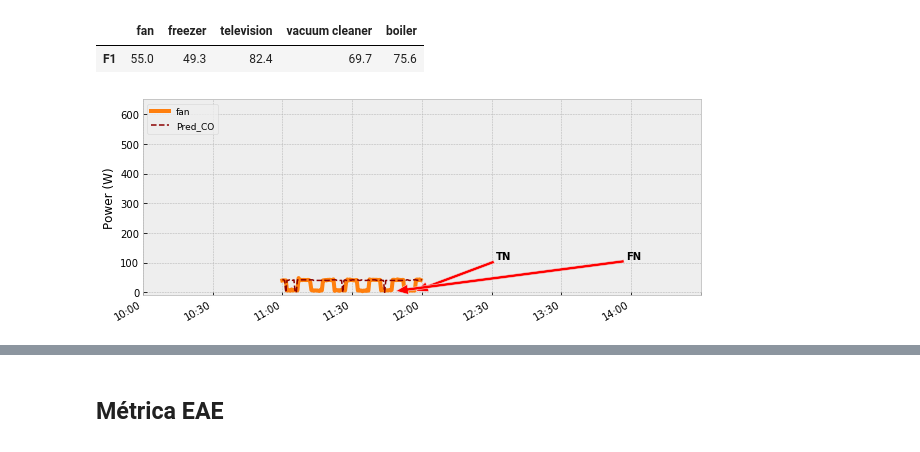
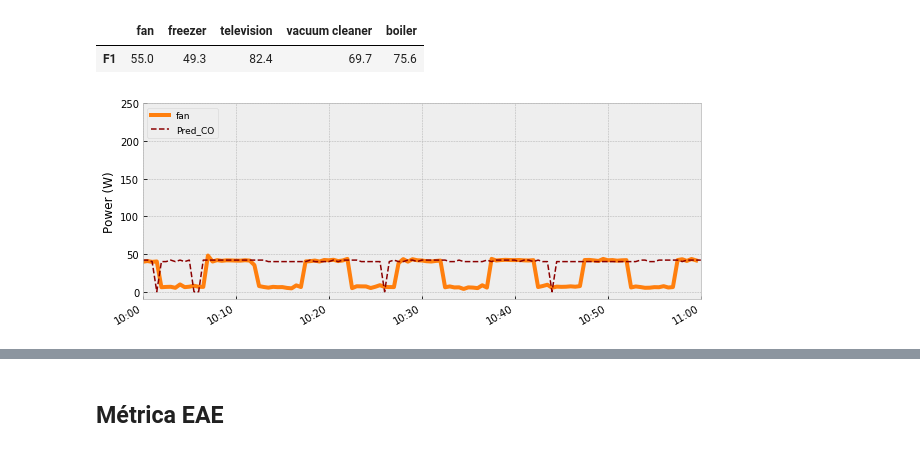
Before and after one commit to crn565/ozm_v2, a Jupyter notebook: 8.-METRICAS.ipynb, the cells around one changed output, grey strips where cells are left out. Saved outputs shown, nothing was run; the diff lists cells and outputs as text; code cells hidden in the pictures.

```diff
--- a/8.-METRICAS.ipynb
+++ b/8.-METRICAS.ipynb
@@ -187,27 +187,30 @@ pd.DataFrame(metrics.loc['F1']).transpose()*100
 | F1 | 55.0 | 49.3 | 82.4 | 69.7 | 75.6 |
 # %%
 rcParams['figure.figsize'] = (10, 4)
-t0='2022-02-02 10:00:00+01:00' #tiempo inicial
-t1='2022-02-02 14:00:00+01:00' #tiempo final
+t0='2022-02-02 11:00:00+01:00' #tiempo inicial
+t1='2022-02-02 12:00:00+01:00' #tiempo final
 fig, ax1 = plt.subplots();
 ax1=gt['fan'].plot(lw=4, c='tab:orange')
 pred_CO['fan'].plot(ax=ax1, c='darkred', lw=1.5, ls='--')
 ax1.legend(labels=['fan','Pred_CO'], fontsize=9, loc='upper left', ncol=1)
-ax1.set_ylim(-10,650)
+ax1.set_ylim(-10,250)
 ax1.set_xlim(t0,t1)
 ax1.minorticks_off()
-ax1.set_xticklabels(labels=['10:00','10:30','11:00','11:30','12:00','12:30','13:30','14:00']
-                    , horizontalalignment ='right')
+ax1.set_xticklabels(labels=['10:00','10:10','10:20','10:30','10:40','10:50','11:00','11:15'] , horizontalalignment ='right')
+
 ax1.set_ylabel('Power (W)')
+
 #ax1.annotate('TP', xy=(250, 188), xycoords='figure points', xytext=(285, 210), fontweight='bold',
 #             arrowprops=dict(facecolor='red', width=3, headwidth=10))
-ax1.annotate('TN', xy=(320, 38), xycoords='figure points', xytext=(400, 70), fontweight='bold',
-             arrowprops=dict(facecolor='red', width=3, headwidth=10))
-ax1.annotate('FN', xy=(300, 38), xycoords='figure points', xytext=(530, 70), fontweight='bold',
-             arrowprops=dict(facecolor='red', width=3, headwidth=10))
+#ax1.annotate('TN', xy=(320, 38), xycoords='figure points', xytext=(400, 70), fontweight='bold',
+#             arrowprops=dict(facecolor='red', width=3, headwidth=10))
+#ax1.annotate('FN', xy=(300, 38), xycoords='figure points', xytext=(530, 70), fontweight='bold',
+#             arrowprops=dict(facecolor='red', width=3, headwidth=10))
 #ax1.annotate('FP', xy=(187, 188), xycoords='figure points', xytext=(220, 210), fontweight='bold',
 #             arrowprops=dict(facecolor='red', width=3, headwidth=10))
-plt.savefig('./data/images/5.5_F1_CO_60s.svg', bbox_inches='tight', transparent=True)
+
+
+plt.savefig('./data/images/5.5_F1_CO_30s.svg', bbox_inches='tight', transparent=True)
 pass
 # %% [output]
-[figure, old version]
+[figure, new version]
```
Also changed, not shown: parts of 19 cells of this notebook, 1 other file.
